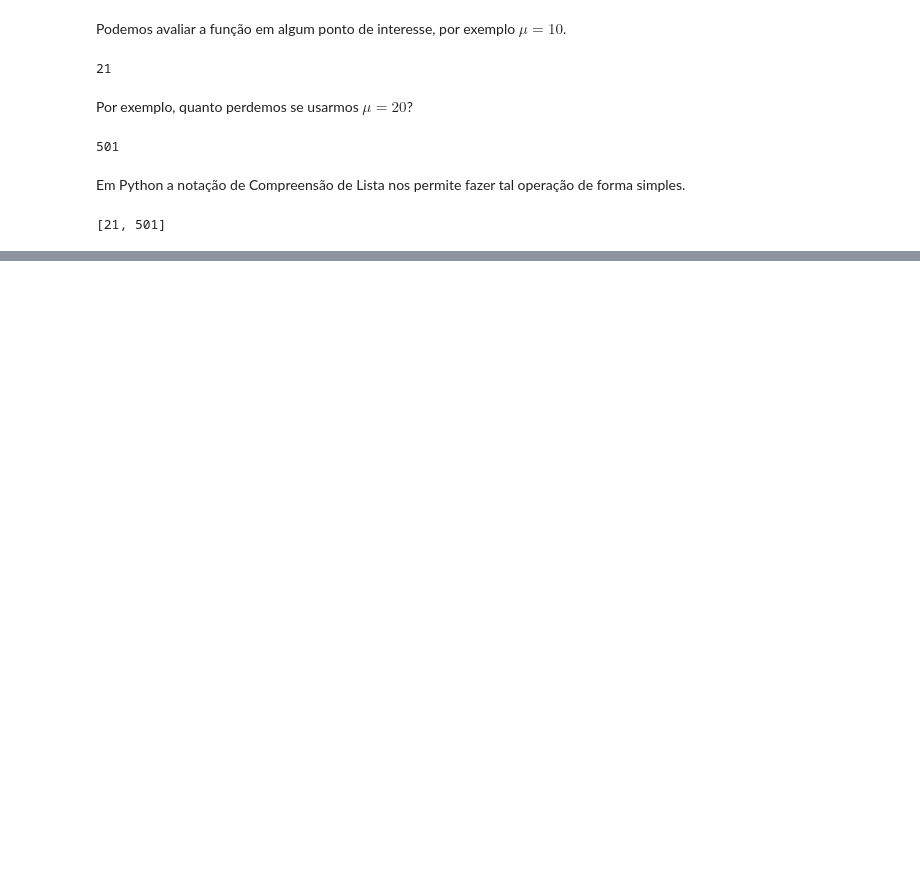
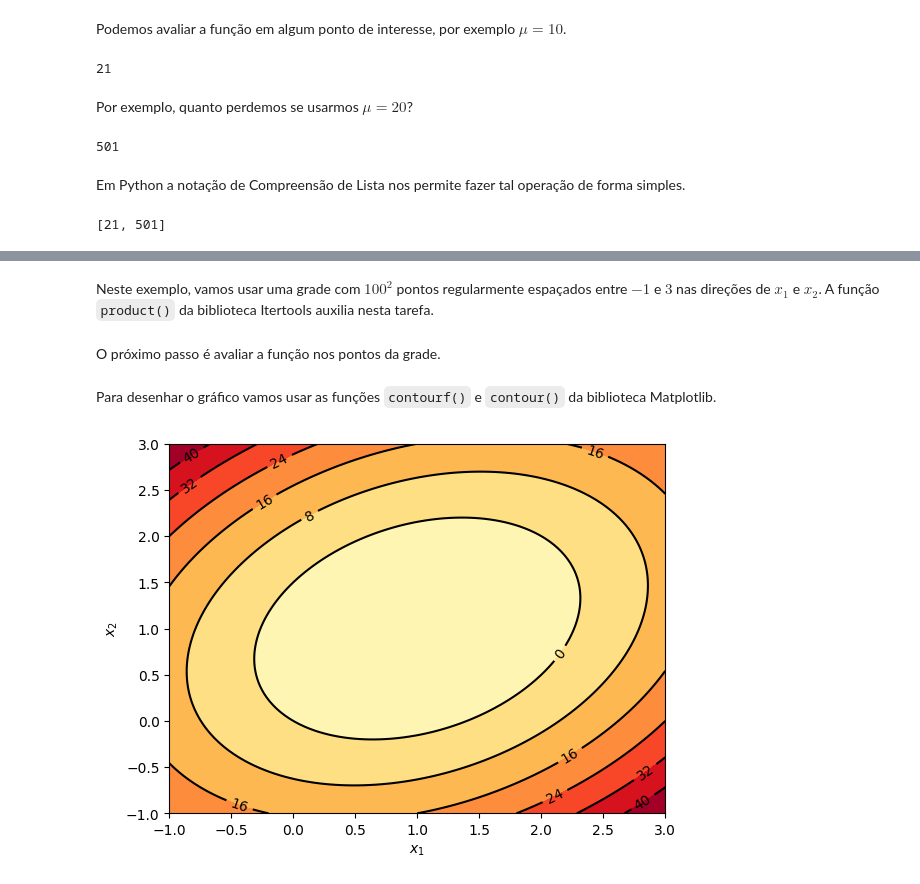
Before and after one commit to acsjunior/tmcd-python, a Jupyter notebook: book/_build/jupyter_execute/content/CDI.ipynb, the cells around one changed output, grey strips where cells are left out. Saved outputs shown, nothing was run; the diff lists cells and outputs as text; code cells hidden in the pictures; blank space fills up the shorter version.

```diff
--- a/book/_build/jupyter_execute/content/CDI.ipynb
+++ b/book/_build/jupyter_execute/content/CDI.ipynb
@@ -314,0 +319,4 @@ mu_vec = np.array([10, 20])
+# %%
+def fx1x2(x1, x2):
+  y = 6*x1**2 - 9*x1 - 3*x1*x2 - 7*x2 + 5*x2**2
+  return y
@@ -314,0 +329,29 @@ mu_vec = np.array([10, 20])
+# %% [markdown]
+Neste exemplo, vamos usar uma grade com $100^2$ pontos regularmente espaçados entre $-1$ e $3$ nas direções de $x_1$ e $x_2$. A função <code>product()</code> da biblioteca Itertools auxilia nesta tarefa.
+# %%
+from itertools import product
+
+x1 = np.linspace(-1, 3, num=100)
+x2 = np.linspace(-1, 3, num=100)
+grade = [i for i in product(x1, x2)]
+# %% [markdown]
+O próximo passo é avaliar a função nos pontos da grade.
+# %%
+y = np.array([fx1x2(x1=x[0], x2=x[1]) for x in grade])
+# %% [markdown]
+Para desenhar o gráfico vamos usar as funções <code>contourf()</code> e <code>contour()</code> da biblioteca Matplotlib.
+# %%
+fig, ax = plt.subplots()
+
+# Rearranja os valores
+Z = y.reshape(100, 100)
+X, Y = np.meshgrid(x1, x2)
+
+# Desenha o gráfico
+p1 = plt.contourf(X, Y, Z, cmap="YlOrRd")
+p2 = ax.contour(X, Y, Z, colors="black")
+ax.clabel(p2, inline=True, fontsize=10)
+ax.set(xlabel='$x_1$', ylabel='$x_2$')
+plt.show()
+# %% [output]
+[figure, added]
```
Also changed, not shown: parts of 5 cells of this notebook, 10 other files.
